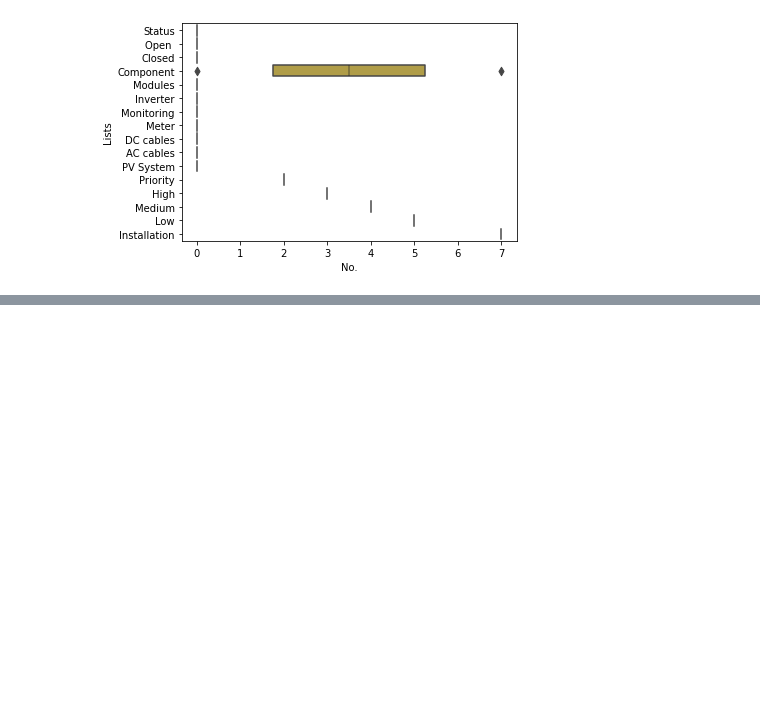
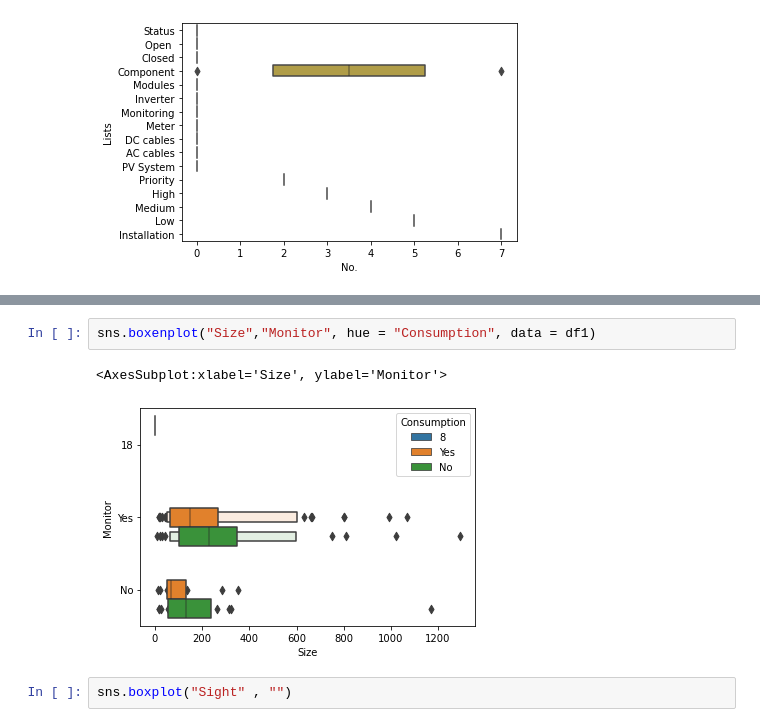
Before and after one commit to ahmadasd1234/Emergent-Energy, a Jupyter notebook: iX internship.ipynb, the cells around one changed output, grey strips where cells are left out. Drawn from its saved outputs; the diff is of its cells as text; blank space fills up the shorter version.

```diff
--- a/iX internship.ipynb
+++ b/iX internship.ipynb
@@ -146,0 +189,7 @@ sns.axes_style
+# %%
+sns.boxenplot("Size","Monitor", hue = "Consumption", data = df1)
+# %% [output]
+<AxesSubplot:xlabel='Size', ylabel='Monitor'>
+[figure, added]
+# %%
+sns.boxplot("Sight" , "")
```
Also changed, not shown: parts of 12 cells of this notebook.
